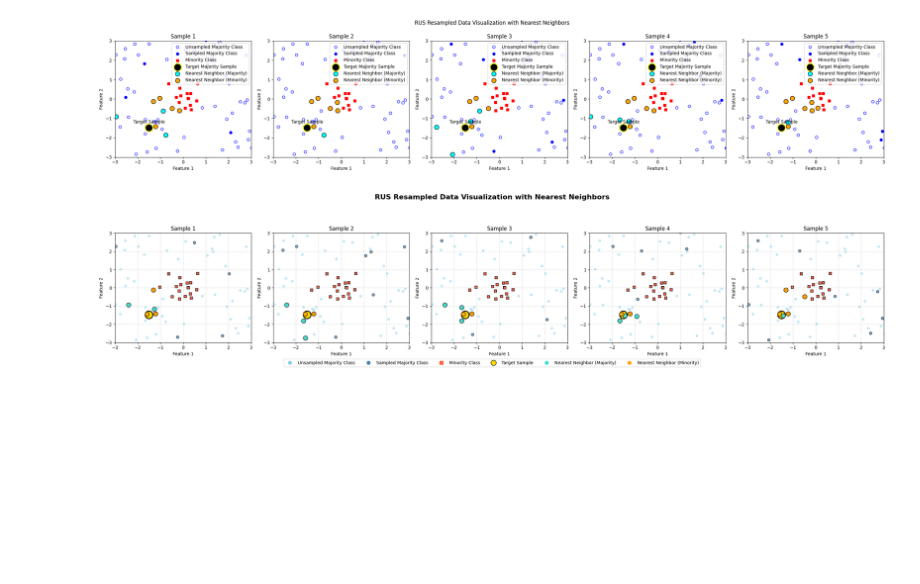
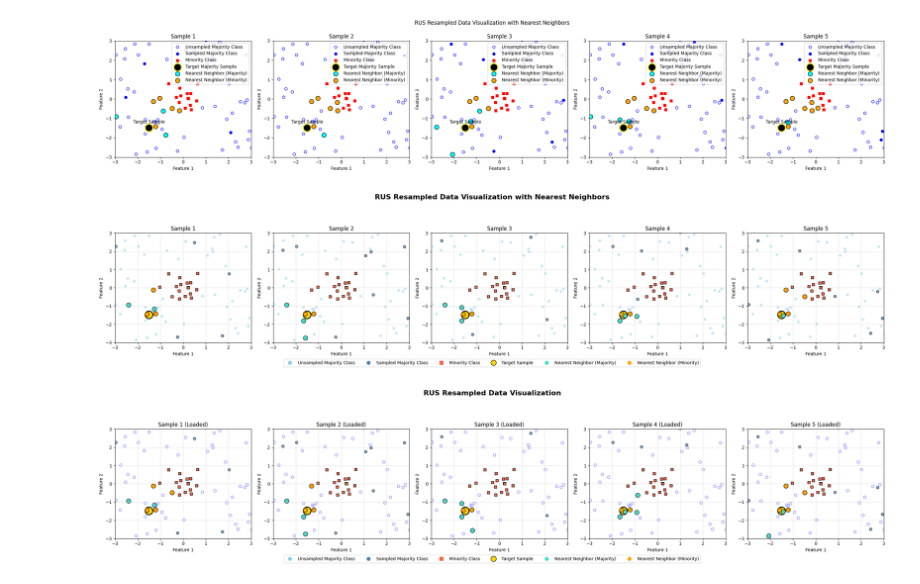
Before and after one commit to papazhu1/DGBDF, a Jupyter notebook: model/show_sampling_diversity/show_sampling_diversity.ipynb, the cells around one changed output. Cells and saved outputs as stored; diff of their text form; code cells hidden in the pictures; blank space fills up the shorter version.

```diff
--- a/model/show_sampling_diversity/show_sampling_diversity.ipynb
+++ b/model/show_sampling_diversity/show_sampling_diversity.ipynb
@@ -337,2 +342,100 @@ plt.show()
 # %% [output]
 [figure]
+# %%
+import os
+import numpy as np
+import matplotlib.pyplot as plt
+from sklearn.neighbors import NearestNeighbors
+
+# 定义保存结果的文件夹
+output_dir = "resampled_results"
+assert os.path.exists(output_dir), "采样结果文件夹不存在，请先运行采样代码！"
+
+# 加载原始数据和目标样本
+X_loaded = np.load("X_original.npy")
+y_loaded = np.load("y_original.npy")
+target_loaded = np.load("target_sample.npy")
+
+# 开始从文件中读取数据并绘图
+fig, axes = plt.subplots(1, 5, figsize=(25, 5))
+fig.suptitle("RUS Resampled Data Visualization", fontsize=16, fontweight='bold', y=1.05)
+
+# 定义颜色
+colors = {
+    "unsampled_majority": "#87CEEB",  # 天蓝色
+    "sampled_majority": "#4682B4",    # 深蓝色
+    "minority_class": "#FF6347",      # 番茄红
+    "target_sample": "#FFD700",       # 金黄色
+    "nearest_majority": "#40E0D0",    # 绿松石色
+    "nearest_minority": "#FFA500"     # 橙色
+}
+
+for i, ax in enumerate(axes):
+    # 读取下采样结果
+    X_resampled = np.load(os.path.join(output_dir, f"X_resampled_sample_{i+1}.npy"))
+    y_resampled = np.load(os.path.join(output_dir, f"y_resampled_sample_{i+1}.npy"))
+
+    # 标记采样到的多数类样本
+    resampled_majority_points = X_resampled[y_resampled == 0]
+
+    # 标记未采样到的多数类样本
+    majority_indices = np.where(y_loaded == 0)[0]  # 原始多数类样本索引
+    X_majority = X_loaded[majority_indices]
+    unsampled_majority_points = np.array([
+        point for point in X_majority if not any(np.all(point == resampled_majority_points, axis=1))
+    ])
+
+    # 使用K近邻找出5个最近邻样本
+    nbrs = NearestNeighbors(n_neighbors=7).fit(X_resampled)
+    distances, indices = nbrs.kneighbors(target_loaded)
+    nearest_points = X_resampled[indices[0][1:]]
+    nearest_labels = y_resampled[indices[0][1:]]
+
+    # 绘图
+    ax.set_title(f"Sample {i + 1} (Loaded)", fontsize=12)
+
+    # 未采样到的多数类：空心蓝色
+    ax.scatter(unsampled_majority_points[:, 0], unsampled_majority_points[:, 1],
+               color=colors['unsampled_majority'], edgecolor='blue', facecolors='none', alpha=0.5, label="Unsampled Majority Class")
+
+    # 多数类：采样点
+    ax.scatter(resampled_majority_points[:, 0], resampled_majority_points[:, 1],
+               color=colors['sampled_majority'], edgecolor='black', alpha=0.7, label="Sampled Majority Class")
+
+    # 少数类
+    ax.scatter(X_resampled[y_resampled == 1][:, 0], X_resampled[y_resampled == 1][:, 1],
+               color=colors['minority_class'], marker='s', edgecolor='black', label="Minority Class")
+
+    # 目标样本
+    ax.scatter(target_loaded[:, 0], target_loaded[:, 1], color=colors['target_sample'],
+               s=300, edgecolor='black', linewidth=2, label="Target Sample")
+
+    # 最近邻
+    for point, label in zip(nearest_points, nearest_labels):
+        color = colors['nearest_majority'] if label == 0 else colors['nearest_minority']
+        ax.scatter(point[0], point[1], color=color, edgecolor='black', s=100, alpha=0.9)
+
+    # 设置坐标范围和网格
+    ax.set_xlim(-3, 3)
+    ax.set_ylim(-3, 3)
+    ax.grid(True, linestyle='--', alpha=0.5)
+    ax.set_xlabel("Feature 1", fontsize=10)
+    ax.set_ylabel("Feature 2", fontsize=10)
+
+# 图例
+legend_handles = [
+    plt.Line2D([0], [0], marker='o', color='w', markerfacecolor=colors['unsampled_majority'], markersize=10, label='Unsampled Majority Class'),
+    plt.Line2D([0], [0], marker='o', color='w', markerfacecolor=colors['sampled_majority'], markersize=10, label='Sampled Majority Class'),
+    plt.Line2D([0], [0], marker='s', color='w', markerfacecolor=colors['minority_class'], markersize=10, label='Minority Class'),
+    plt.Line2D([0], [0], marker='o', color='w', markerfacecolor=colors['target_sample'], markersize=12, markeredgecolor='black', label='Target Sample'),
+    plt.Line2D([0], [0], marker='o', color='w', markerfacecolor=colors['nearest_majority'], markersize=10, label='Nearest Neighbor (Majority)'),
+    plt.Line2D([0], [0], marker='o', color='w', markerfacecolor=colors['nearest_minority'], markersize=10, label='Nearest Neighbor (Minority)')
+]
+
+fig.legend(handles=legend_handles, loc='lower center', ncol=6, fontsize=10, bbox_to_anchor=(0.5, -0.05))
+
+plt.tight_layout(rect=[0, 0, 1, 0.95])
+plt.savefig(os.path.join(output_dir, "loaded_resampled_plots_with_unsampled.png"), bbox_inches='tight')
+plt.show()
+# %% [output]
+[figure, added]
```
Also changed, not shown: parts of 1 cell of this notebook, 2 other files.
